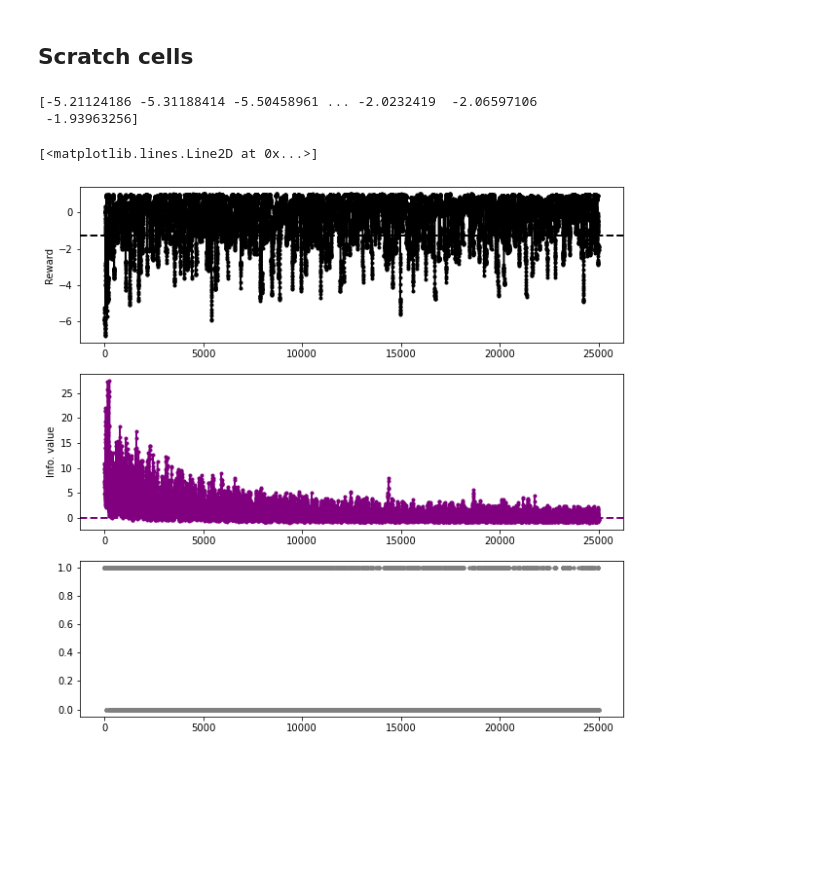
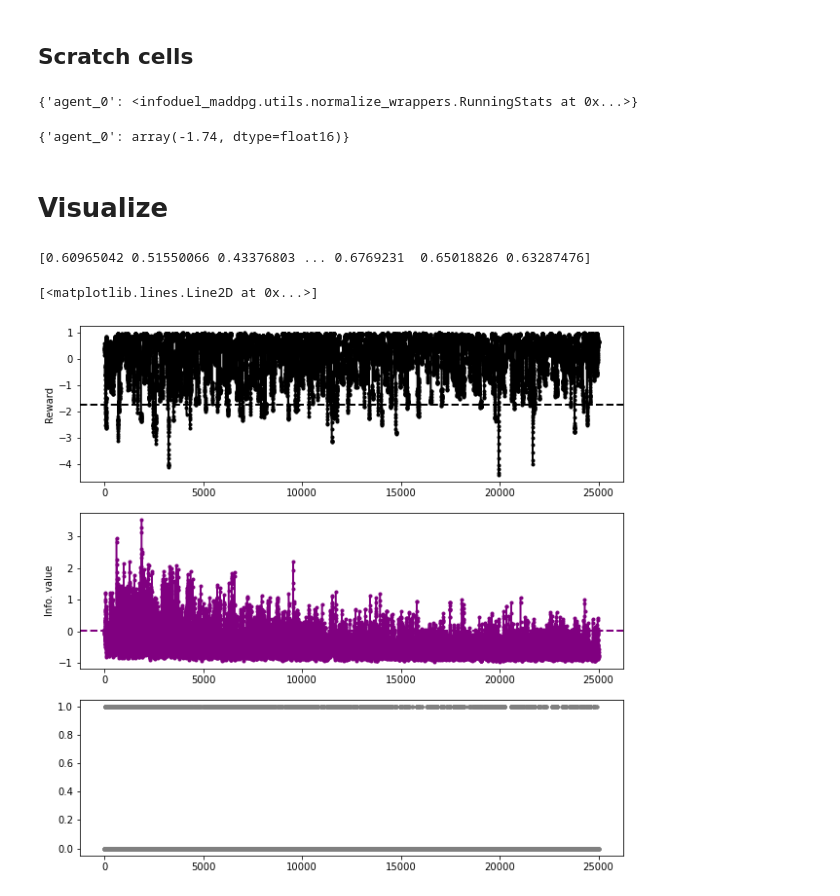
Before and after one commit to parenthetical-e/maddpg-pytorch, a Jupyter notebook: notebooks/zoo-scaling.ipynb, the cells around one changed output. Cells and saved outputs as stored; diff of their text form; code cells hidden in the pictures; blank space fills up the shorter version.

```diff
--- a/notebooks/zoo-scaling.ipynb
+++ b/notebooks/zoo-scaling.ipynb
@@ -105,15 +101,13 @@ academic = StatePrediction(
 if do_fold:
     env  = MovingFoldChangeReward(
         env,
-        intial_reference_reward=-1,
+        intial_reference_reward=-2,
         bias_reward=0,
-        buffer_size=total_timesteps//2
     )
     academic = MovingFoldChangeReward(
         academic,
-        intial_reference_reward=0.001,
+        intial_reference_reward=0.01,
         bias_reward=0,
-        buffer_size=total_timesteps//2
     )
 # Clip?
 if do_clip:
@@ -154,3 +144,13 @@ for t in range(total_timesteps):
+# %%
+env.buffer
+# %% [output]
+{'agent_0': <infoduel_maddpg.utils.normalize_wrappers.RunningStats at 0x...>}
+# %%
+env.reference_reward
+# %% [output]
+{'agent_0': array(-1.74, dtype=float16)}
+# %% [markdown]
+# Visualize
 # %%
 agent = "agent_0"
 fig, (ax1, ax2, ax3) = plt.subplots(3, 1, figsize=(10, 10))
@@ -165,34 +165,33 @@ if do_fold:
         linestyle='dashed',
         linewidth=2
     )
 ax1.set_ylabel("Reward")
 # ax1.set_ylim(-10, 10)
 # ax2.semilogy()
 
 times = np.arange(0, len(total_infovals[agent]))
 ax2.plot(times, total_infovals[agent], '.-', color="purple", label="intrinsic")
 if do_fold:
     ax2.axhline(
         academic.reference_reward[agent].mean(),
         color='purple',
         linestyle='dashed',
         linewidth=2
     )
 ax2.set_ylabel("Info. value")
 # ax2.semilogy()
 # ax2.set_ylim(-10, 10)
 
 # mimic WSLS
-eta = 2
+eta = 0
 meta = []
 rewards = np.asarray(total_rewards[agent])
 infovals = np.asarray(total_infovals[agent])
 meta = (infovals - eta) > rewards
 print(rewards)
 times = np.arange(0, len(meta))
 ax3.plot(times, meta, '.', color="grey", label="WSLS")
 # %% [output]
-[-5.21124186 -5.31188414 -5.50458961 ... -2.0232419  -2.06597106
- -1.93963256]
+[0.60965042 0.51550066 0.43376803 ... 0.6769231  0.65018826 0.63287476]
 [<matplotlib.lines.Line2D at 0x...>]
-[figure, old version]
+[figure, new version]
```
Also changed, not shown: parts of 3 cells of this notebook, 1 other file.
